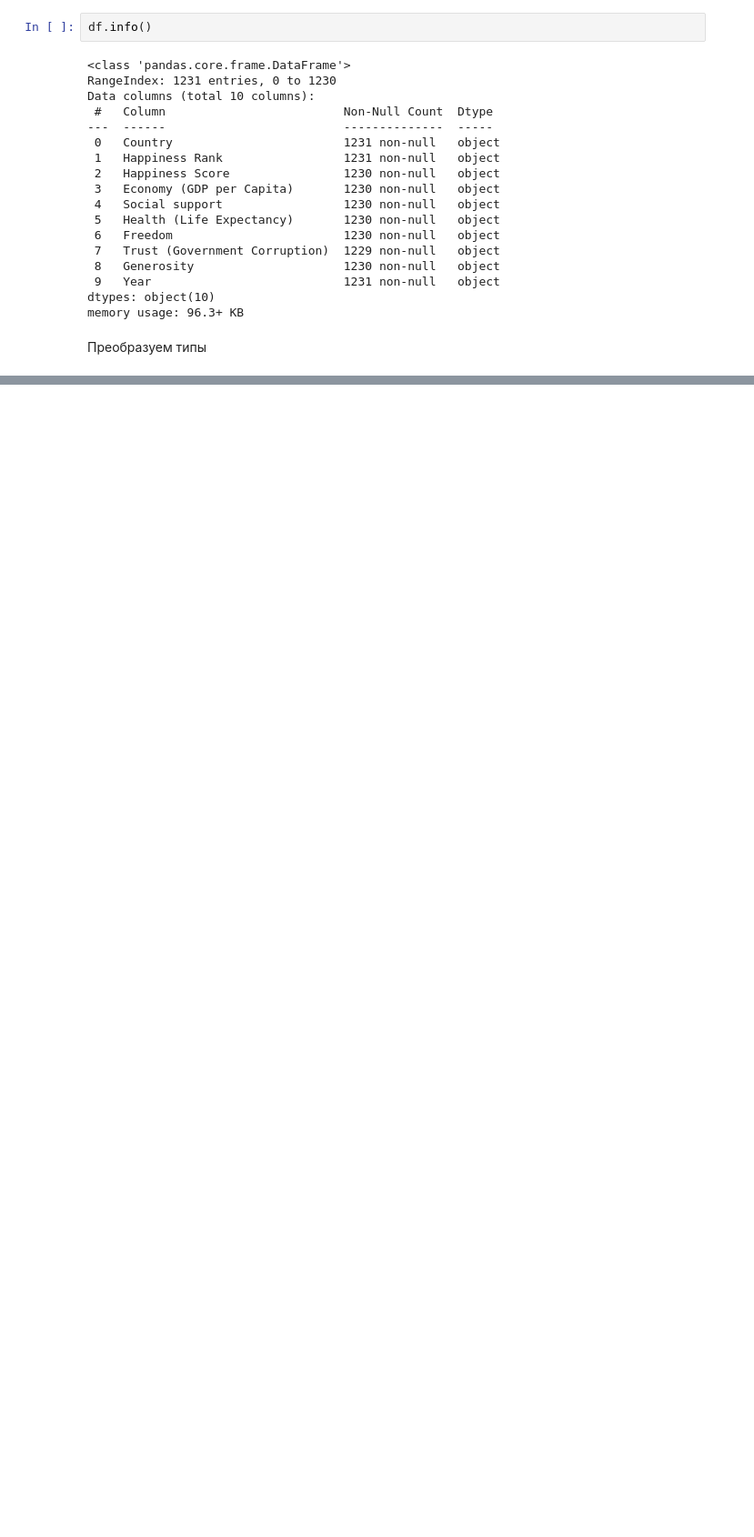
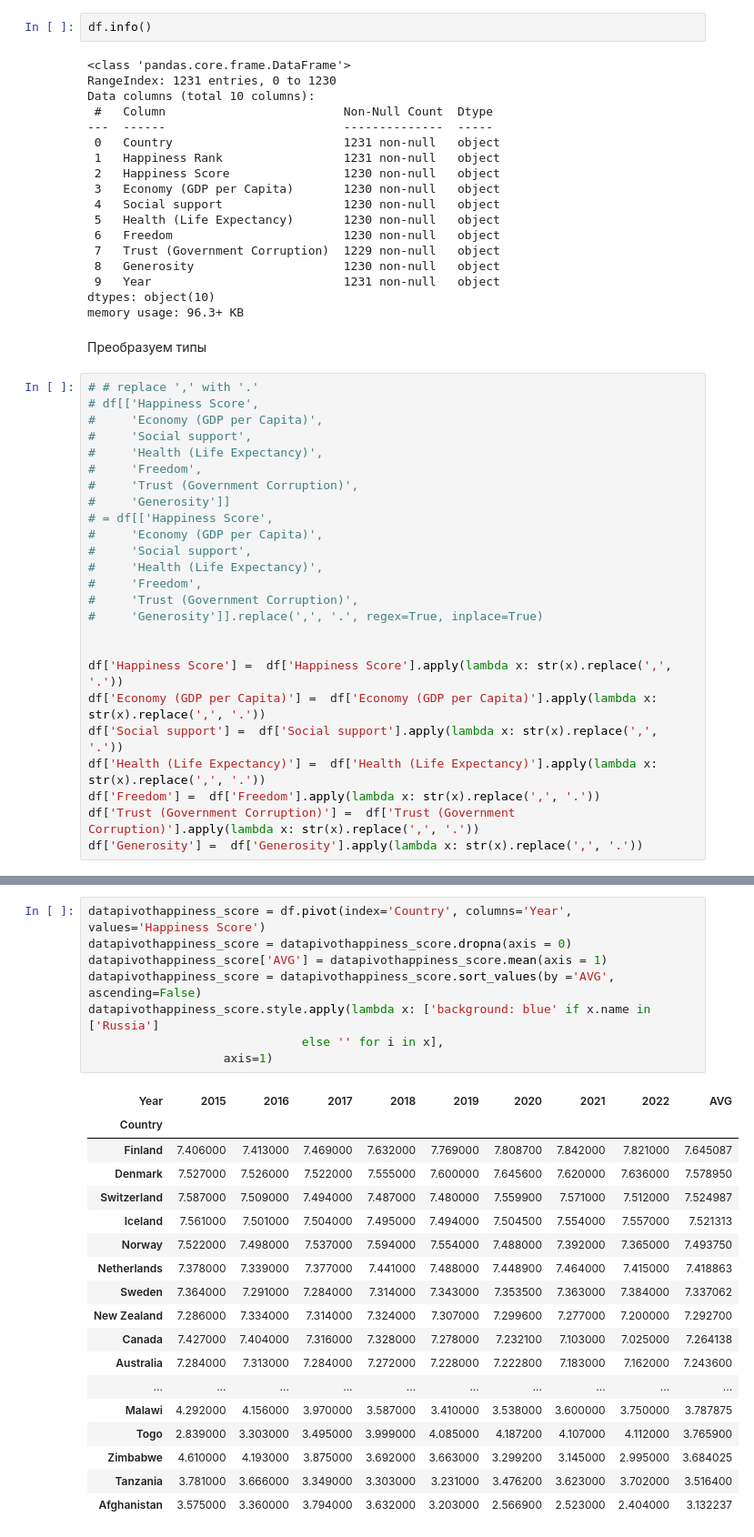
Before and after one commit to NadezhdaGruzdeva/GB-graduate-work-World-Happiness-Report-up-to-2022, a Jupyter notebook: World Happiness Report up to 2022.ipynb, the cells around one changed output, grey strips where cells are left out. Shown: that part at 91% size. Drawn from its saved outputs; the diff is of its cells as text; blank space fills up the shorter version.

```diff
--- a/World Happiness Report up to 2022.ipynb
+++ b/World Happiness Report up to 2022.ipynb
@@ -360,3 +354,28 @@ dtypes: object(10)
 memory usage: 96.3+ KB
 # %% [markdown]
 Преобразуем типы
+# %%
+# # replace ',' with '.'
+# df[['Happiness Score',
+#     'Economy (GDP per Capita)',
+#     'Social support',
+#     'Health (Life Expectancy)',
+#     'Freedom',
+#     'Trust (Government Corruption)',
+#     'Generosity']]
+# = df[['Happiness Score',
+#     'Economy (GDP per Capita)',
+#     'Social support',
+#     'Health (Life Expectancy)',
+#     'Freedom',
+#     'Trust (Government Corruption)',
+#     'Generosity']].replace(',', '.', regex=True, inplace=True)
+
+
+df['Happiness Score'] =  df['Happiness Score'].apply(lambda x: str(x).replace(',', '.'))
+df['Economy (GDP per Capita)'] =  df['Economy (GDP per Capita)'].apply(lambda x: str(x).replace(',', '.'))
+df['Social support'] =  df['Social support'].apply(lambda x: str(x).replace(',', '.'))
+df['Health (Life Expectancy)'] =  df['Health (Life Expectancy)'].apply(lambda x: str(x).replace(',', '.'))
+df['Freedom'] =  df['Freedom'].apply(lambda x: str(x).replace(',', '.'))
+df['Trust (Government Corruption)'] =  df['Trust (Government Corruption)'].apply(lambda x: str(x).replace(',', '.'))
+df['Generosity'] =  df['Generosity'].apply(lambda x: str(x).replace(',', '.'))
@@ -364,0 +545,27 @@ df.to_csv (r'C:\Users\Nadezhda\Desktop\Python\диплом\World Happiness Repor
+# %%
+datapivothappiness_score = df.pivot(index='Country', columns='Year', values='Happiness Score')
+datapivothappiness_score = datapivothappiness_score.dropna(axis = 0)
+datapivothappiness_score['AVG'] = datapivothappiness_score.mean(axis = 1)
+datapivothappiness_score = datapivothappiness_score.sort_values(by ='AVG', ascending=False)
+datapivothappiness_score.style.apply(lambda x: ['background: blue' if x.name in ['Russia']
+                              else '' for i in x],
+                   axis=1)
+# %% [output]
+| Year | 2015 | 2016 | 2017 | 2018 | 2019 | 2020 | 2021 | 2022 | AVG |
+| Country |  |  |  |  |  |  |  |  |  |
+| Finland | 7.406000 | 7.413000 | 7.469000 | 7.632000 | 7.769000 | 7.808700 | 7.842000 | 7.821000 | 7.645087 |
+| Denmark | 7.527000 | 7.526000 | 7.522000 | 7.555000 | 7.600000 | 7.645600 | 7.620000 | 7.636000 | 7.578950 |
+| Switzerland | 7.587000 | 7.509000 | 7.494000 | 7.487000 | 7.480000 | 7.559900 | 7.571000 | 7.512000 | 7.524987 |
+| Iceland | 7.561000 | 7.501000 | 7.504000 | 7.495000 | 7.494000 | 7.504500 | 7.554000 | 7.557000 | 7.521313 |
+| Norway | 7.522000 | 7.498000 | 7.537000 | 7.594000 | 7.554000 | 7.488000 | 7.392000 | 7.365000 | 7.493750 |
+| Netherlands | 7.378000 | 7.339000 | 7.377000 | 7.441000 | 7.488000 | 7.448900 | 7.464000 | 7.415000 | 7.418863 |
+| Sweden | 7.364000 | 7.291000 | 7.284000 | 7.314000 | 7.343000 | 7.353500 | 7.363000 | 7.384000 | 7.337062 |
+| New Zealand | 7.286000 | 7.334000 | 7.314000 | 7.324000 | 7.307000 | 7.299600 | 7.277000 | 7.200000 | 7.292700 |
+| Canada | 7.427000 | 7.404000 | 7.316000 | 7.328000 | 7.278000 | 7.232100 | 7.103000 | 7.025000 | 7.264138 |
+| Australia | 7.284000 | 7.313000 | 7.284000 | 7.272000 | 7.228000 | 7.222800 | 7.183000 | 7.162000 | 7.243600 |
+| ... | ... | ... | ... | ... | ... | ... | ... | ... | ... |
+| Malawi | 4.292000 | 4.156000 | 3.970000 | 3.587000 | 3.410000 | 3.538000 | 3.600000 | 3.750000 | 3.787875 |
+| Togo | 2.839000 | 3.303000 | 3.495000 | 3.999000 | 4.085000 | 4.187200 | 4.107000 | 4.112000 | 3.765900 |
+| Zimbabwe | 4.610000 | 4.193000 | 3.875000 | 3.692000 | 3.663000 | 3.299200 | 3.145000 | 2.995000 | 3.684025 |
+| Tanzania | 3.781000 | 3.666000 | 3.349000 | 3.303000 | 3.231000 | 3.476200 | 3.623000 | 3.702000 | 3.516400 |
+| Afghanistan | 3.575000 | 3.360000 | 3.794000 | 3.632000 | 3.203000 | 2.566900 | 2.523000 | 2.404000 | 3.132237 |
```
Also changed, not shown: parts of 12 cells of this notebook.
